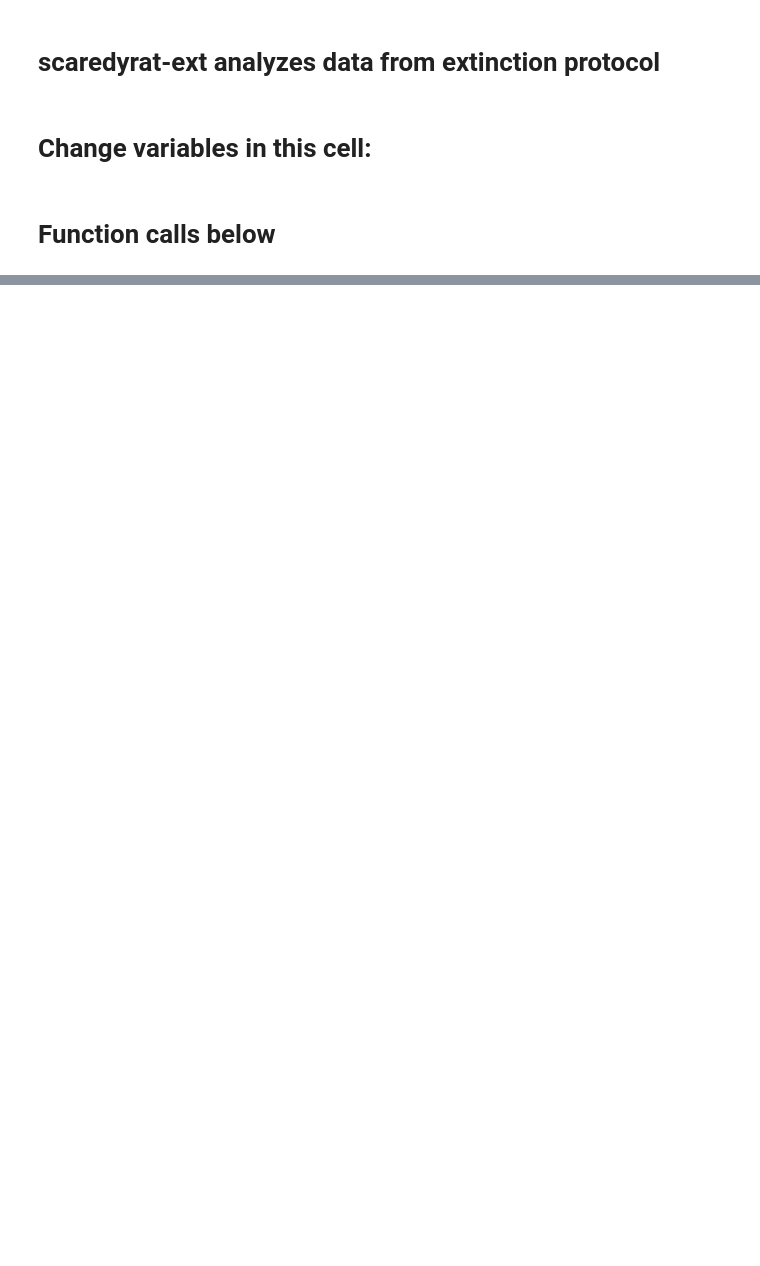
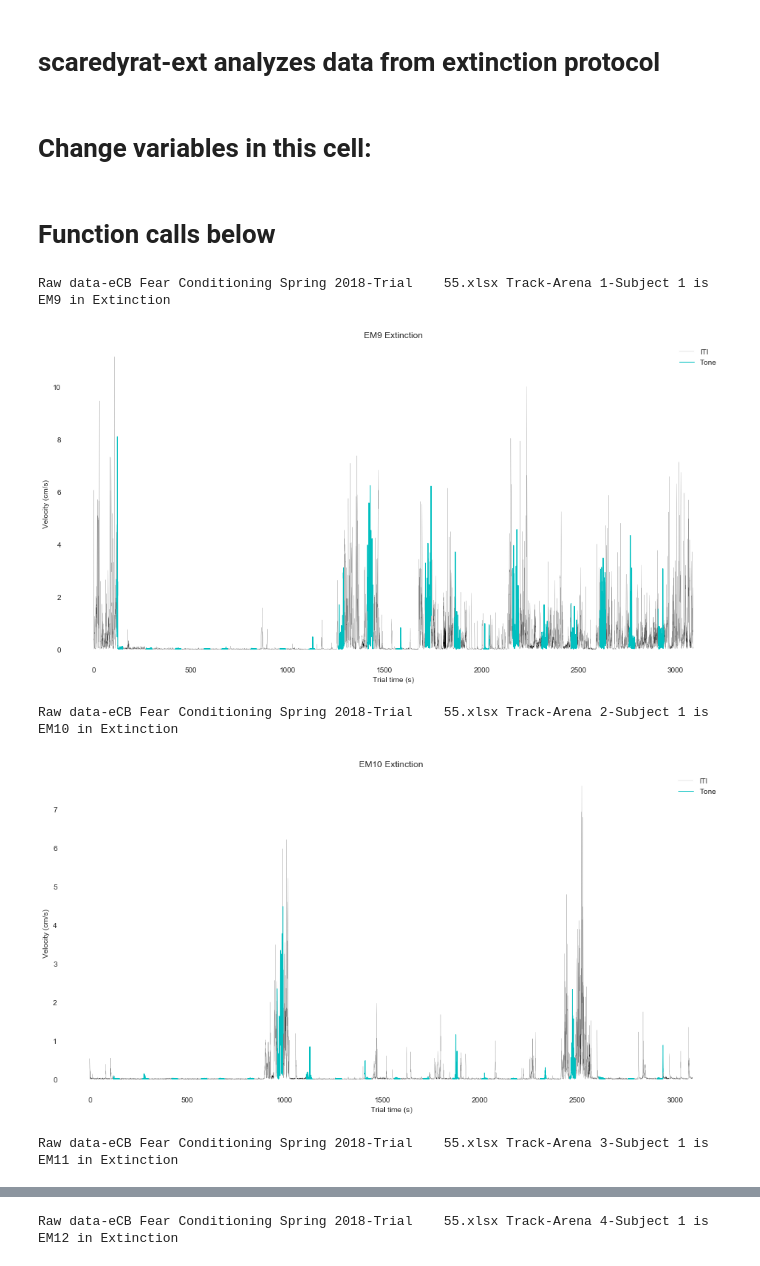
Before and after one commit to annajxli/scaredy-rat, a Jupyter notebook: dev/scaredyrat-ext.ipynb, the cells around one changed output, grey strips where cells are left out. Saved outputs shown, nothing was run; the diff lists cells and outputs as text; code cells hidden in the pictures; blank space fills up the shorter version.

```diff
--- a/dev/scaredyrat-ext.ipynb
+++ b/dev/scaredyrat-ext.ipynb
@@ -26,13 +26,13 @@ import scaredyrattools as sr
 
 # note to self - just change week number every time? i think?
 # need to modify for easy use on non-unix
-inpath = '/Users/liannj/Documents/Anna/eCBData/Week1/3Ext'
+inpath = '/Users/liannj/Documents/Anna/eCBData/Week3/3Ext'
 
 ## Make sure the folder exists already.
 ## The file does not need to exist; it will be created.
-outpath = '/Users/liannj/Documents/Anna/eCBData/OutputWeek1'
+outpath = '/Users/liannj/Documents/Anna/eCBData/OutputWeek3'
 
-filename = 'Raw data-eCB Fear Conditioning Spring 2018-Trial    27.xlsx' ## include .xlsx
+filename = 'Raw data-eCB Fear Conditioning Spring 2018-Trial    55.xlsx' ## include .xlsx
 
 sheetlist = ['Track-Arena 1-Subject 1', 'Track-Arena 2-Subject 1',
              'Track-Arena 3-Subject 1', 'Track-Arena 4-Subject 1']
@@ -43,7 +43,8 @@ for sheet in sheetlist:
 
     ## set number of tones and input/output info
     ntones = 20
-    ID,ctx,grp,anim = sr.animal_read(inpath,filename,sheet)
+    ID,ctx,grp,anim = sr.animal_read(inpath,filename,sheet,nrows=36,
+                                     skiprows=34,anim_loc=30,group_loc=32,ctx_loc=6)
 
     ## use scaredyrattools function to find where each epoch is
     tones = sr.find_tones(anim, ntones)
@@ -113,31 +114,37 @@ for sheet in sheetlist:
 
     ## plot stuff
     vels = pd.DataFrame(anim['Velocity'])
 
     plt.style.use('seaborn-white')
     plt.figure(figsize=(16,8),facecolor='white',edgecolor='white')
 
     # Plots main velocity in black
     line1, = plt.plot(vels,color='k',linewidth=0.1,label='ITI')
 
     # Loops through tones, plots each one in cyan
     i = 1
     while i <= ntones:
         tone = sr.find_tone_vels(anim,i)
         line2, = plt.plot(tone,color='c',linewidth=1,label='Tone')
         i += 1
 
     sns.despine(left=True, bottom=True, right=True)
     plt.title(ID + " Extinction")
-    plt.legend(handles=[line1,line2,line3])
+    plt.legend(handles=[line1,line2])
     plt.ylabel('Velocity (cm/s)')
     plt.xlabel('Trial time (s)')
 
     ## define where to save the fig
     fname = outpath + '/Compressed/ext-plot-{}'
     fname = fname.format(ID)
 
     plt.savefig(fname, dpi=300)
 
     plt.show()
     plt.close()
+# %% [output]
+Raw data-eCB Fear Conditioning Spring 2018-Trial    55.xlsx Track-Arena 1-Subject 1 is EM9 in Extinction
+[figure, added]
+Raw data-eCB Fear Conditioning Spring 2018-Trial    55.xlsx Track-Arena 2-Subject 1 is EM10 in Extinction
+[figure, added]
+Raw data-eCB Fear Conditioning Spring 2018-Trial    55.xlsx Track-Arena 3-Subject 1 is EM11 in Extinction
@@ -143,0 +152 @@ for sheet in sheetlist:
+Raw data-eCB Fear Conditioning Spring 2018-Trial    55.xlsx Track-Arena 4-Subject 1 is EM12 in Extinction
```
Also changed, not shown: parts of 1 cell of this notebook, 8 other files.
